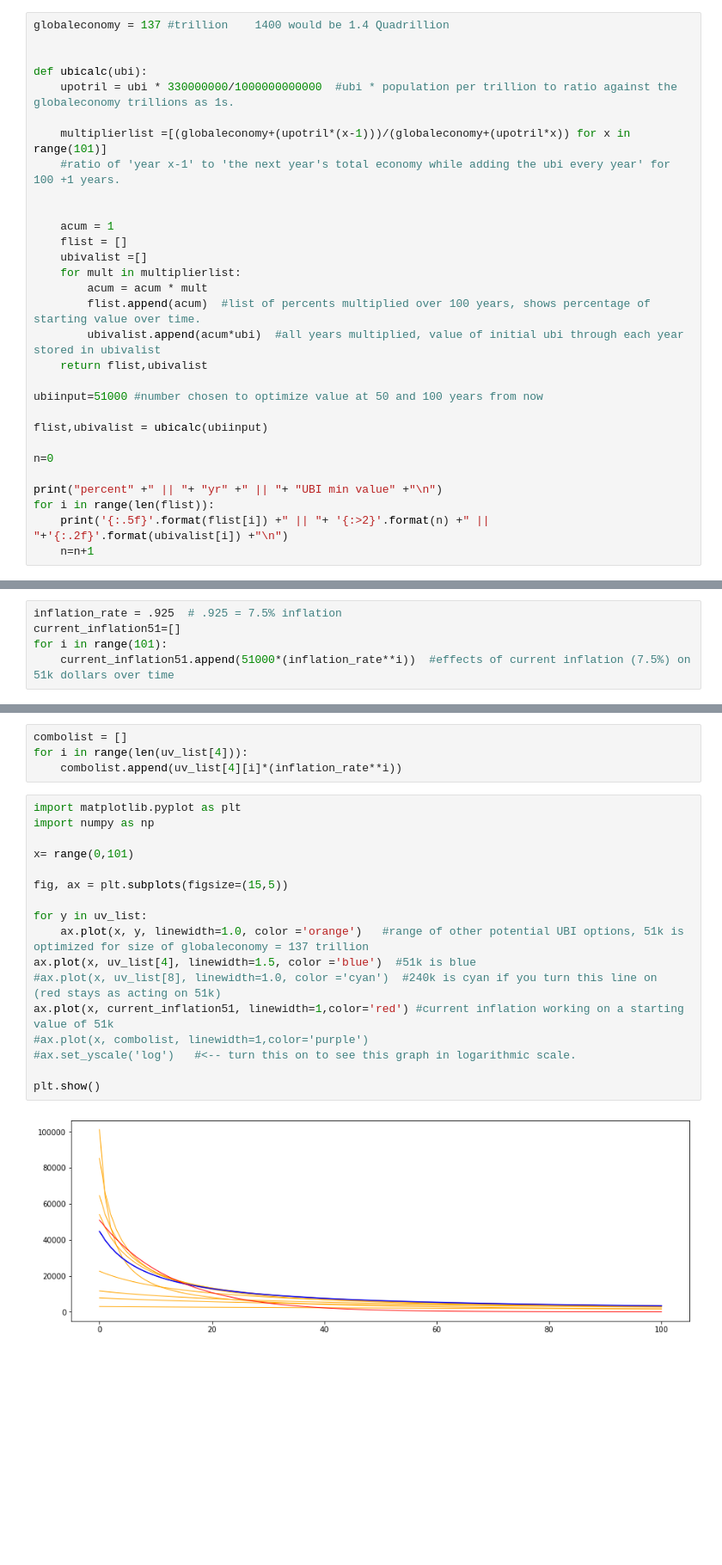
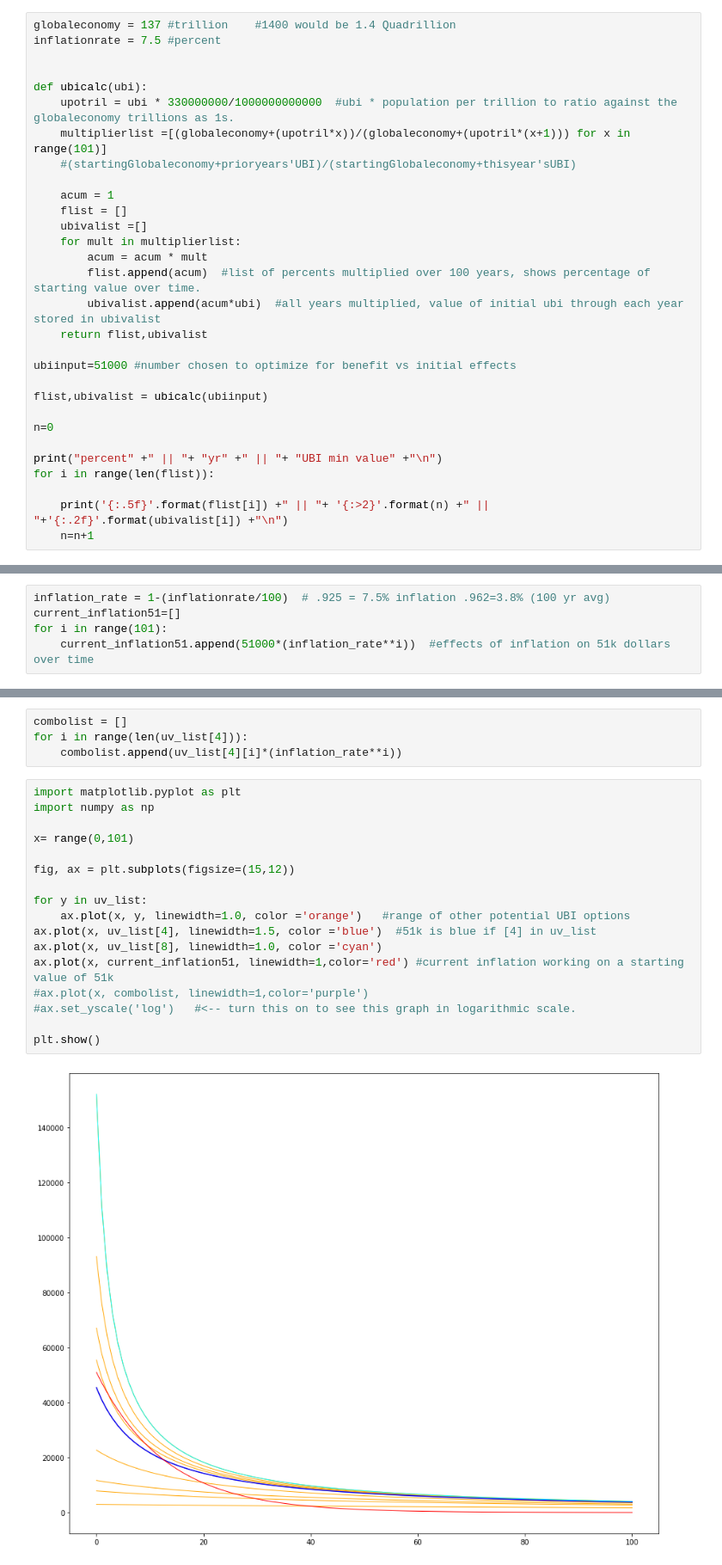
Before and after one commit to 17Trillion/51k, a Jupyter notebook: 51k_Inflation_Calc.ipynb, the cells around one changed output, grey strips where cells are left out. Shown: that part at 86% size. Cells and saved outputs as stored; diff of their text form; blank space fills up the shorter version.

Commit message:
Update 51k_Inflation_Calc.ipynb
fixed equation, minor updates

```diff
--- a/51k_Inflation_Calc.ipynb
+++ b/51k_Inflation_Calc.ipynb
@@ -1,13 +1,12 @@
 # %%
-globaleconomy = 137 #trillion    1400 would be 1.4 Quadrillion
+globaleconomy = 137 #trillion    #1400 would be 1.4 Quadrillion
+inflationrate = 7.5 #percent
 
 
 def ubicalc(ubi):
     upotril = ubi * 330000000/1000000000000  #ubi * population per trillion to ratio against the globaleconomy trillions as 1s.
-
-    multiplierlist =[(globaleconomy+(upotril*(x-1)))/(globaleconomy+(upotril*x)) for x in range(101)]
-    #ratio of 'year x-1' to 'the next year's total economy while adding the ubi every year' for 100 +1 years.
-
+    multiplierlist =[(globaleconomy+(upotril*x))/(globaleconomy+(upotril*(x+1))) for x in range(101)]
+    #(startingGlobaleconomy+prioryears'UBI)/(startingGlobaleconomy+thisyear'sUBI)
 
     acum = 1
     flist = []
@@ -18,7 +17,7 @@ def ubicalc(ubi):
         ubivalist.append(acum*ubi)  #all years multiplied, value of initial ubi through each year stored in ubivalist
     return flist,ubivalist
 
-ubiinput=51000 #number chosen to optimize value at 50 and 100 years from now
+ubiinput=51000 #number chosen to optimize for benefit vs initial effects
 
 flist,ubivalist = ubicalc(ubiinput)
 
@@ -26,6 +25,7 @@ n=0
 
 print("percent" +" || "+ "yr" +" || "+ "UBI min value" +"\n")
 for i in range(len(flist)):
+
     print('{:.5f}'.format(flist[i]) +" || "+ '{:>2}'.format(n) +" || "+'{:.2f}'.format(ubivalist[i]) +"\n")
     n=n+1
 # %% [output]
@@ -49,6 +49,6 @@ percent || yr || UBI min value
 # %%
-inflation_rate = .925  # .925 = 7.5% inflation
+inflation_rate = 1-(inflationrate/100)  # .925 = 7.5% inflation .962=3.8% (100 yr avg)
 current_inflation51=[]
 for i in range(101):
-    current_inflation51.append(51000*(inflation_rate**i))  #effects of current inflation (7.5%) on 51k dollars over time
+    current_inflation51.append(51000*(inflation_rate**i))  #effects of inflation on 51k dollars over time
 # %%
@@ -67,22 +67,22 @@ for i in range(len(uv_list[4])):
 # %%
 import matplotlib.pyplot as plt
 import numpy as np
 
 x= range(0,101)
 
-fig, ax = plt.subplots(figsize=(15,5))
+fig, ax = plt.subplots(figsize=(15,12))
 
 for y in uv_list:
-    ax.plot(x, y, linewidth=1.0, color ='orange')   #range of other potential UBI options, 51k is optimized for size of globaleconomy = 137 trillion
-ax.plot(x, uv_list[4], linewidth=1.5, color ='blue')  #51k is blue
-#ax.plot(x, uv_list[8], linewidth=1.0, color ='cyan')  #240k is cyan if you turn this line on  (red stays as acting on 51k)
+    ax.plot(x, y, linewidth=1.0, color ='orange')   #range of other potential UBI options
+ax.plot(x, uv_list[4], linewidth=1.5, color ='blue')  #51k is blue if [4] in uv_list
+ax.plot(x, uv_list[8], linewidth=1.0, color ='cyan')
 ax.plot(x, current_inflation51, linewidth=1,color='red') #current inflation working on a starting value of 51k
 #ax.plot(x, combolist, linewidth=1,color='purple')
 #ax.set_yscale('log')   #<-- turn this on to see this graph in logarithmic scale.
 
 plt.show()
 # %% [output]
-[figure, old version]
+[figure, new version]
 # %%
 for i in range(len(uv_list)):
     print('{:<9}'.format(ubilist[i]),'|| yr20 ||','{:<5}'.format(round(uv_list[i][20])),'|| yr50 ||',round(uv_list[i][50]),'|| yr100 ||',round(uv_list[i][100]))
```
Also changed, not shown: parts of 4 cells of this notebook.
